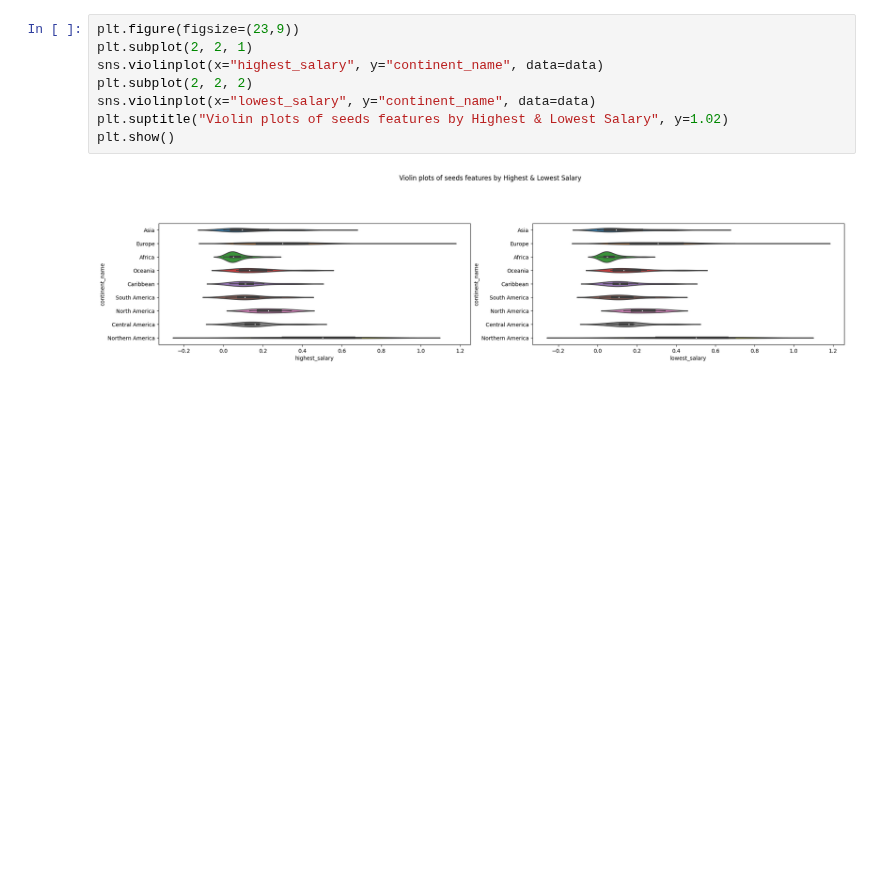
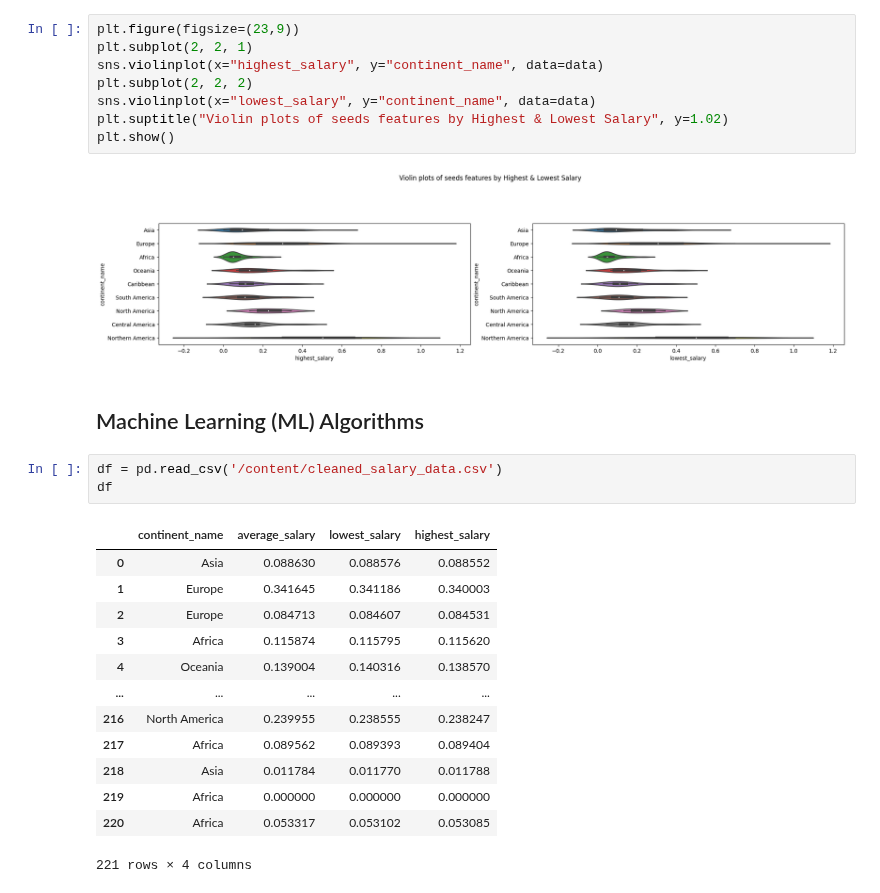
Before and after one commit to Monta243/Python1, a Jupyter notebook: Final_Project_for_Data_Science_and_Machine_Learning_Camp_(Beginner_Level).ipynb, the cells around one changed output. Cells and saved outputs as stored; diff of their text form; blank space fills up the shorter version.

```diff
--- a/Final_Project_for_Data_Science_and_Machine_Learning_Camp_(Beginner_Level).ipynb
+++ b/Final_Project_for_Data_Science_and_Machine_Learning_Camp_(Beginner_Level).ipynb
@@ -400,3 +389,22 @@ plt.suptitle("Violin plots of seeds features by Highest & Lowest Salary", y=1.02
 plt.show()
 # %% [output]
 [figure]
+# %% [markdown]
+## Machine Learning (ML) Algorithms
+# %%
+df = pd.read_csv('/content/cleaned_salary_data.csv')
+df
+# %% [output]
+|  | continent_name | average_salary | lowest_salary | highest_salary |
+| 0 | Asia | 0.088630 | 0.088576 | 0.088552 |
+| 1 | Europe | 0.341645 | 0.341186 | 0.340003 |
+| 2 | Europe | 0.084713 | 0.084607 | 0.084531 |
+| 3 | Africa | 0.115874 | 0.115795 | 0.115620 |
+| 4 | Oceania | 0.139004 | 0.140316 | 0.138570 |
+| ... | ... | ... | ... | ... |
+| 216 | North America | 0.239955 | 0.238555 | 0.238247 |
+| 217 | Africa | 0.089562 | 0.089393 | 0.089404 |
+| 218 | Asia | 0.011784 | 0.011770 | 0.011788 |
+| 219 | Africa | 0.000000 | 0.000000 | 0.000000 |
+| 220 | Africa | 0.053317 | 0.053102 | 0.053085 |
+221 rows × 4 columns
```
Also changed, not shown: parts of 27 cells of this notebook.
